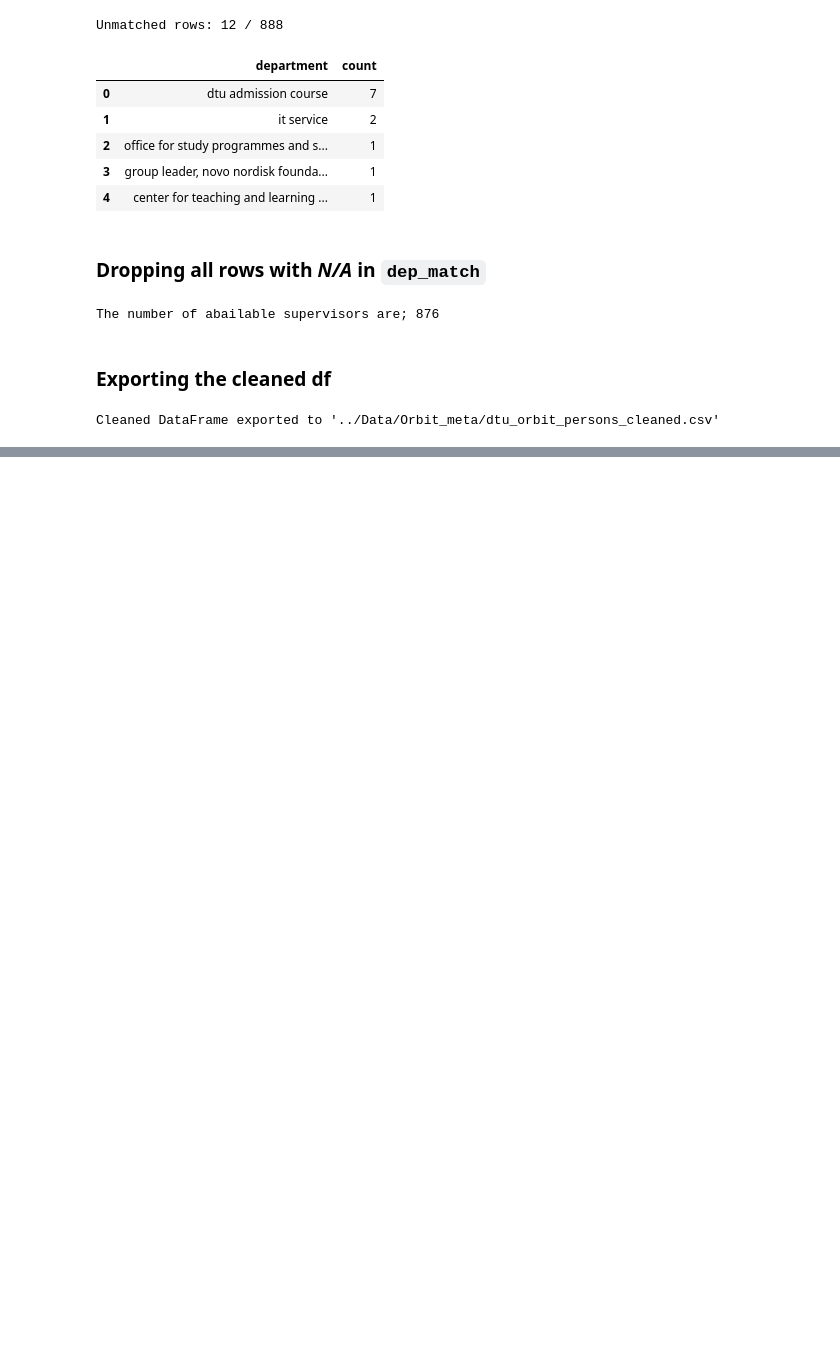
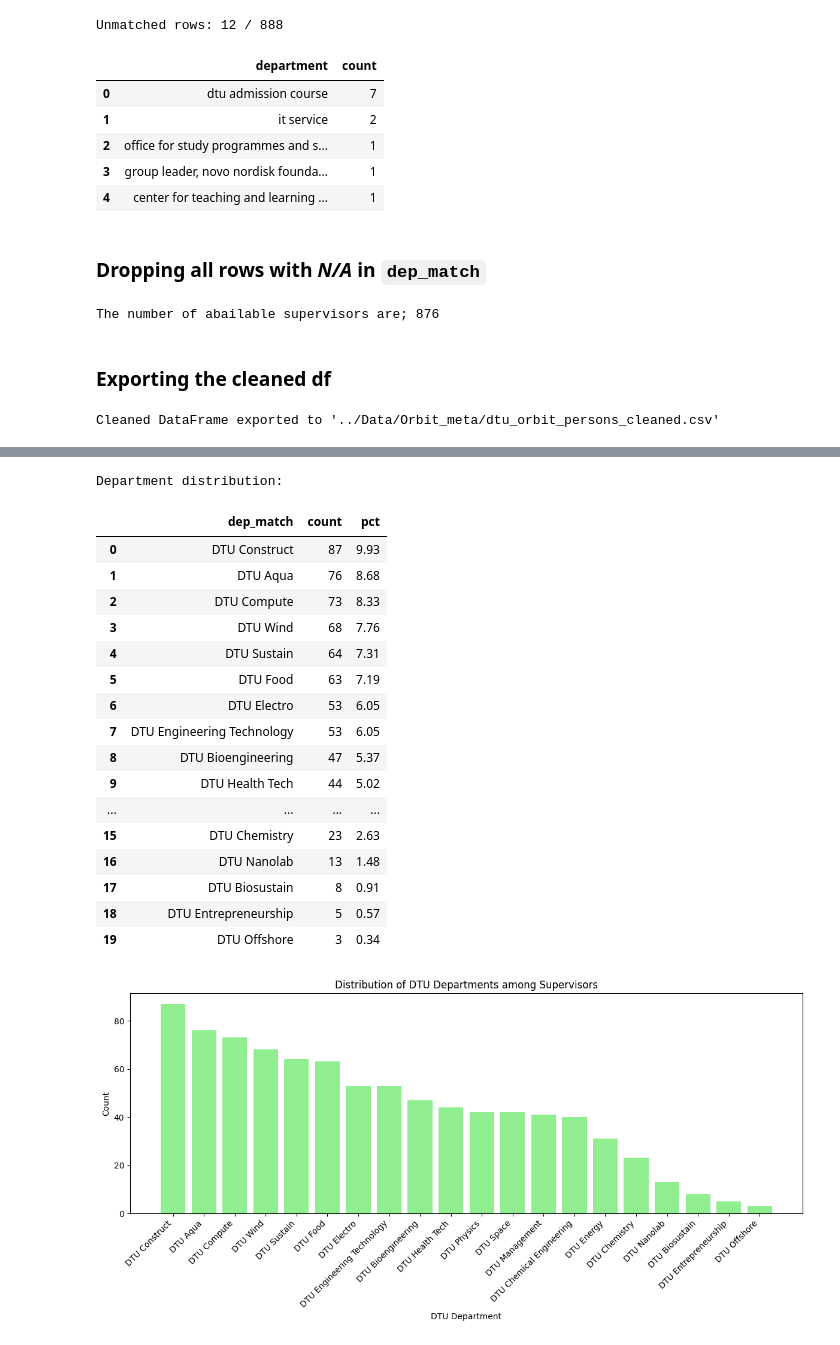
Before and after one commit to OliverKviat/Thesis_OCR, a Jupyter notebook: exploring_data/Cleaning_Orbit_Meta.ipynb, the cells around one changed output, grey strips where cells are left out. Drawn from its saved outputs; the diff is of its cells as text; code cells hidden in the pictures; blank space fills up the shorter version.

```diff
--- a/exploring_data/Cleaning_Orbit_Meta.ipynb
+++ b/exploring_data/Cleaning_Orbit_Meta.ipynb
@@ -266,0 +331,51 @@ Cleaned DataFrame exported to '../Data/Orbit_meta/dtu_orbit_persons_cleaned.csv'
+# %%
+# 3) Distribution of DTU departments
+print("\nDepartment distribution:")
+
+# 3.1) Table of distribution of departments
+dep_stats = (
+    orbit_data["dep_match"]
+    .value_counts(dropna=False)
+    .rename_axis("dep_match")
+    .reset_index(name="count")
+)
+dep_stats["pct"] = (dep_stats["count"] / n_rows * 100).round(2)
+
+display(dep_stats)
+
+# 3.2) Bar chart of distribution of departments
+plt.figure(figsize=(12, 6))
+plt.bar(dep_stats["dep_match"], dep_stats["count"], color="lightgreen")
+plt.xlabel("DTU Department")
+plt.ylabel("Count")
+plt.title("Distribution of DTU Departments among Supervisors")
+plt.xticks(rotation=45, ha="right")
+plt.tight_layout()
+plt.show()
+
+# 3.3) Pie chart of distribution of departments
+plt.figure(figsize=(10, 10))
+plt.pie(dep_stats["pct"], labels=dep_stats["dep_match"], autopct="%1.1f%%")
+plt.title("Distribution of Departments among Supervisors")
+plt.tight_layout()
+plt.show()
+# %% [output]
+Department distribution:
+|  | dep_match | count | pct |
+| 0 | DTU Construct | 87 | 9.93 |
+| 1 | DTU Aqua | 76 | 8.68 |
+| 2 | DTU Compute | 73 | 8.33 |
+| 3 | DTU Wind | 68 | 7.76 |
+| 4 | DTU Sustain | 64 | 7.31 |
+| 5 | DTU Food | 63 | 7.19 |
+| 6 | DTU Electro | 53 | 6.05 |
+| 7 | DTU Engineering Technology | 53 | 6.05 |
+| 8 | DTU Bioengineering | 47 | 5.37 |
+| 9 | DTU Health Tech | 44 | 5.02 |
+| ... | ... | ... | ... |
+| 15 | DTU Chemistry | 23 | 2.63 |
+| 16 | DTU Nanolab | 13 | 1.48 |
+| 17 | DTU Biosustain | 8 | 0.91 |
+| 18 | DTU Entrepreneurship | 5 | 0.57 |
+| 19 | DTU Offshore | 3 | 0.34 |
+[figure, added]
```
Also changed, not shown: parts of 8 cells of this notebook.
